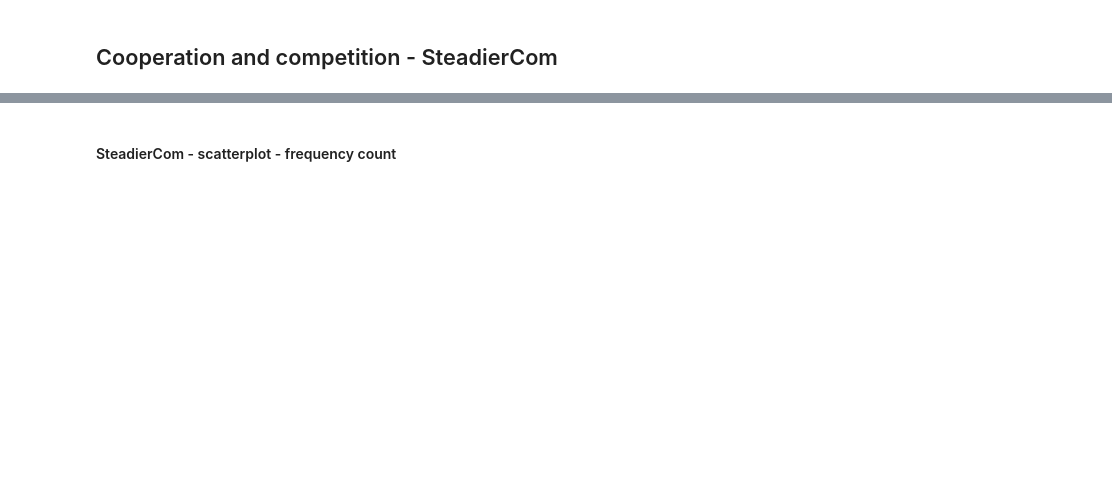
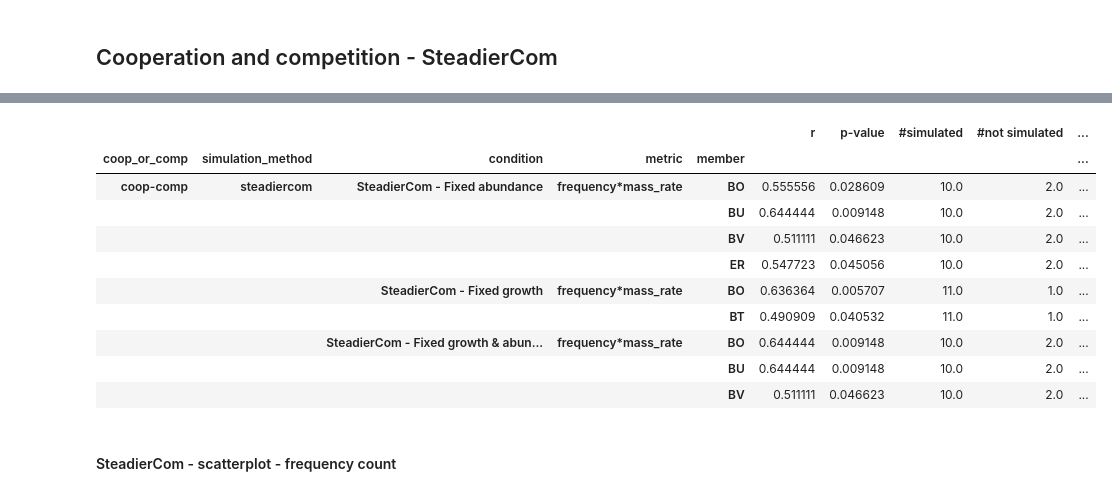
Before and after one commit to IdunBurgos/SteadierCom-Case-Studies, a Jupyter notebook: notebooks/Step 6.2.1. Comparing tools with exp - Venturelli member-member interaction.ipynb, the cells around one changed output, grey strips where cells are left out. Saved outputs shown, nothing was run; the diff lists cells and outputs as text; code cells hidden in the pictures; blank space fills up the shorter version.

```diff
--- a/notebooks/Step 6.2.1. Comparing tools with exp - Venturelli member-member interaction.ipynb
+++ b/notebooks/Step 6.2.1. Comparing tools with exp - Venturelli member-member interaction.ipynb
@@ -87,2 +75,4 @@ correlation._merge_exp_sim(simulated_test,exp_signal_test,coop_or_comp="comp",me
 # %% [markdown]
 ## Cooperation and competition - SteadierCom
+# %%
+results_corr_df,results_corr_member_df = venturelli2018.find_correlations(simulation_dict,signal_exp)
@@ -88,0 +83,6 @@ correlation._merge_exp_sim(simulated_test,exp_signal_test,coop_or_comp="comp",me
+# %%
+results_corr_df["#comparisons"] = results_corr_df.shape[0]
+results_corr_df["p-value corrected"] = results_corr_df["#comparisons"]*results_corr_df["p-value"]
+
+results_corr_member_df["#comparisons"] = results_corr_member_df.shape[0]
+results_corr_member_df["p-value corrected"] = results_corr_member_df["#comparisons"]*results_corr_member_df["p-value"]
@@ -88,0 +110,4 @@ correlation._merge_exp_sim(simulated_test,exp_signal_test,coop_or_comp="comp",me
+# %%
+results_corr_member_df = results_corr_member_df.dropna()
+
+results_corr_member_df.query("`p-value` < 0.05 and r > 0").xs("coop",drop_level=False).sort_index()
@@ -88,0 +118,4 @@ correlation._merge_exp_sim(simulated_test,exp_signal_test,coop_or_comp="comp",me
+# %%
+results_corr_member_df = results_corr_member_df.dropna()
+
+results_corr_member_df.query("`p-value` < 0.05 & r < 0").xs("comp",drop_level=False).sort_index()
@@ -89,3 +133,19 @@ correlation._merge_exp_sim(simulated_test,exp_signal_test,coop_or_comp="comp",me
+# %%
+results_corr_member_df = results_corr_member_df.dropna()
+
+results_corr_member_df.query("`p-value` < 0.05 & r > 0").xs("coop-comp",drop_level=False).sort_index()
+# %% [output]
+|  |  |  |  |  | r | p-value | #simulated | #not simulated | ... |
+| coop_or_comp | simulation_method | condition | metric | member |  |  |  |  | ... |
+| coop-comp | steadiercom | SteadierCom - Fixed abundance | frequency*mass_rate | BO | 0.555556 | 0.028609 | 10.0 | 2.0 | ... |
+|  |  |  |  | BU | 0.644444 | 0.009148 | 10.0 | 2.0 | ... |
+|  |  |  |  | BV | 0.511111 | 0.046623 | 10.0 | 2.0 | ... |
+|  |  |  |  | ER | 0.547723 | 0.045056 | 10.0 | 2.0 | ... |
+|  |  | SteadierCom - Fixed growth | frequency*mass_rate | BO | 0.636364 | 0.005707 | 11.0 | 1.0 | ... |
+|  |  |  |  | BT | 0.490909 | 0.040532 | 11.0 | 1.0 | ... |
+|  |  | SteadierCom - Fixed growth & abun... | frequency*mass_rate | BO | 0.644444 | 0.009148 | 10.0 | 2.0 | ... |
+|  |  |  |  | BU | 0.644444 | 0.009148 | 10.0 | 2.0 | ... |
+|  |  |  |  | BV | 0.511111 | 0.046623 | 10.0 | 2.0 | ... |
 # %% [markdown]
 #### SteadierCom - scatterplot - frequency count
 # %%
```
Also changed, not shown: parts of 14 cells of this notebook, 2 other files.
